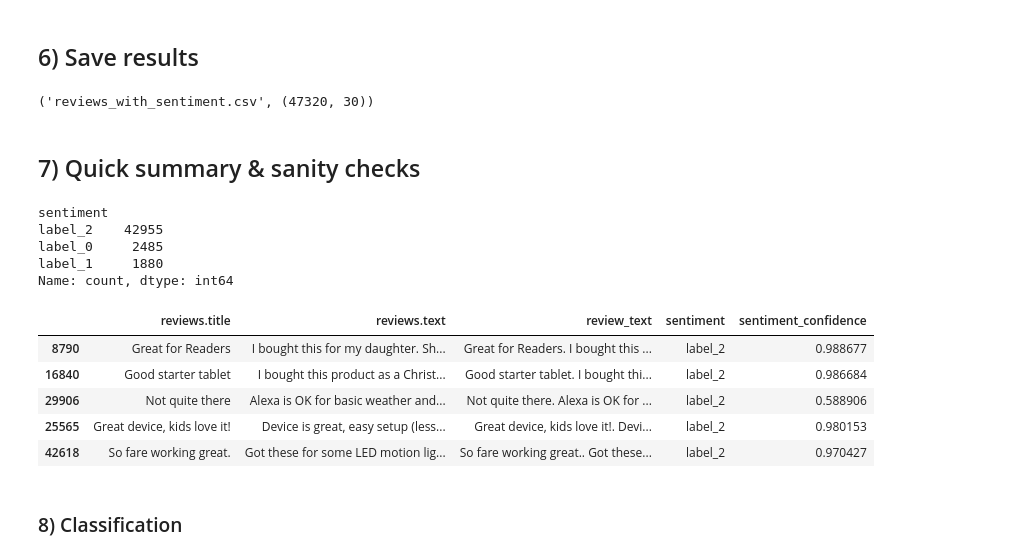
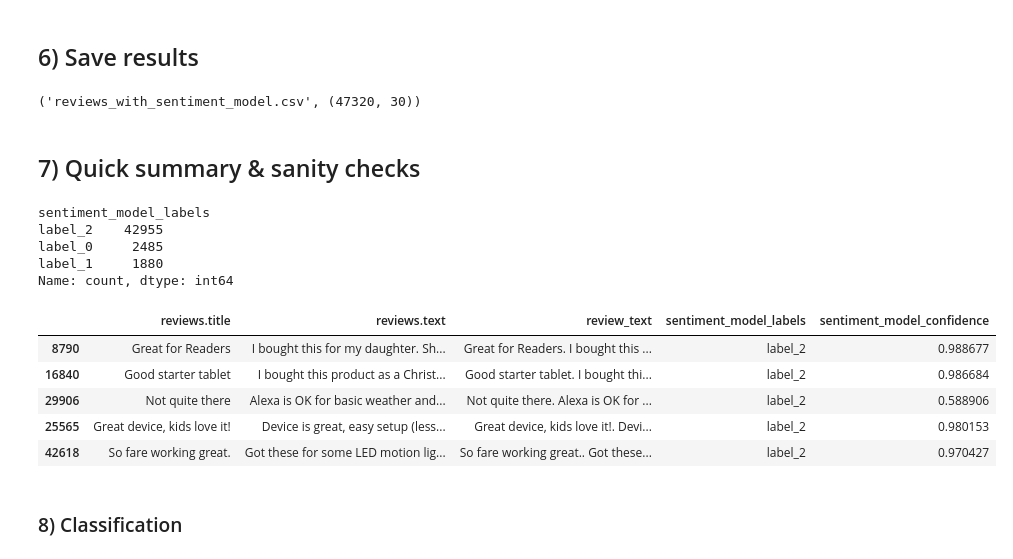
Before and after one commit to maleckicoa/robo-reviews, a Jupyter notebook: main_ki.ipynb, the cells around one changed output. Drawn from its saved outputs; the diff is of its cells as text; code cells hidden in the pictures.

```diff
--- a/main_ki.ipynb
+++ b/main_ki.ipynb
@@ -195,8 +189,8 @@ for i in tqdm(range(0, len(texts), batch_size)):
         pred_labels.append(label)
         pred_scores.append(float(best["score"]))
 
-df["sentiment"] = pred_labels
-df["sentiment_confidence"] = pred_scores
+df["sentiment_model_labels"] = pred_labels
+df["sentiment_model_confidence"] = pred_scores
 # %%
 df.head()
 # %% [output]
@@ -210,24 +204,24 @@ df.head()
 ## 6) Save results
 # %%
 
-out_path = "reviews_with_sentiment.csv"
+out_path = "reviews_with_sentiment_model.csv"
 df.to_csv(out_path, index=False)
 out_path, df.shape
 # %% [output]
-('reviews_with_sentiment.csv', (47320, 30))
+('reviews_with_sentiment_model.csv', (47320, 30))
 # %% [markdown]
 ## 7) Quick summary & sanity checks
 # %%
 
-print(df["sentiment"].value_counts(dropna=False))
-df.sample(5, random_state=42)[["reviews.title", "reviews.text", "review_text", "sentiment", "sentiment_confidence"]]
+print(df["sentiment_model_labels"].value_counts(dropna=False))
+df.sample(5, random_state=42)[["reviews.title", "reviews.text", "review_text", "sentiment_model_labels", "sentiment_model_confidence"]]
 # %% [output]
-sentiment
+sentiment_model_labels
 label_2    42955
 label_0     2485
 label_1     1880
 Name: count, dtype: int64
-|  | reviews.title | reviews.text | review_text | sentiment | sentiment_confidence |
+|  | reviews.title | reviews.text | review_text | sentiment_model_labels | sentiment_model_confidence |
 | 8790 | Great for Readers | I bought this for my daughter. Sh... | Great for Readers. I bought this ... | label_2 | 0.988677 |
 | 16840 | Good starter tablet | I bought this product as a Christ... | Good starter tablet. I bought thi... | label_2 | 0.986684 |
 | 29906 | Not quite there | Alexa is OK for basic weather and... | Not quite there. Alexa is OK for ... | label_2 | 0.588906 |
```
Also changed, not shown: parts of 8 cells of this notebook.
